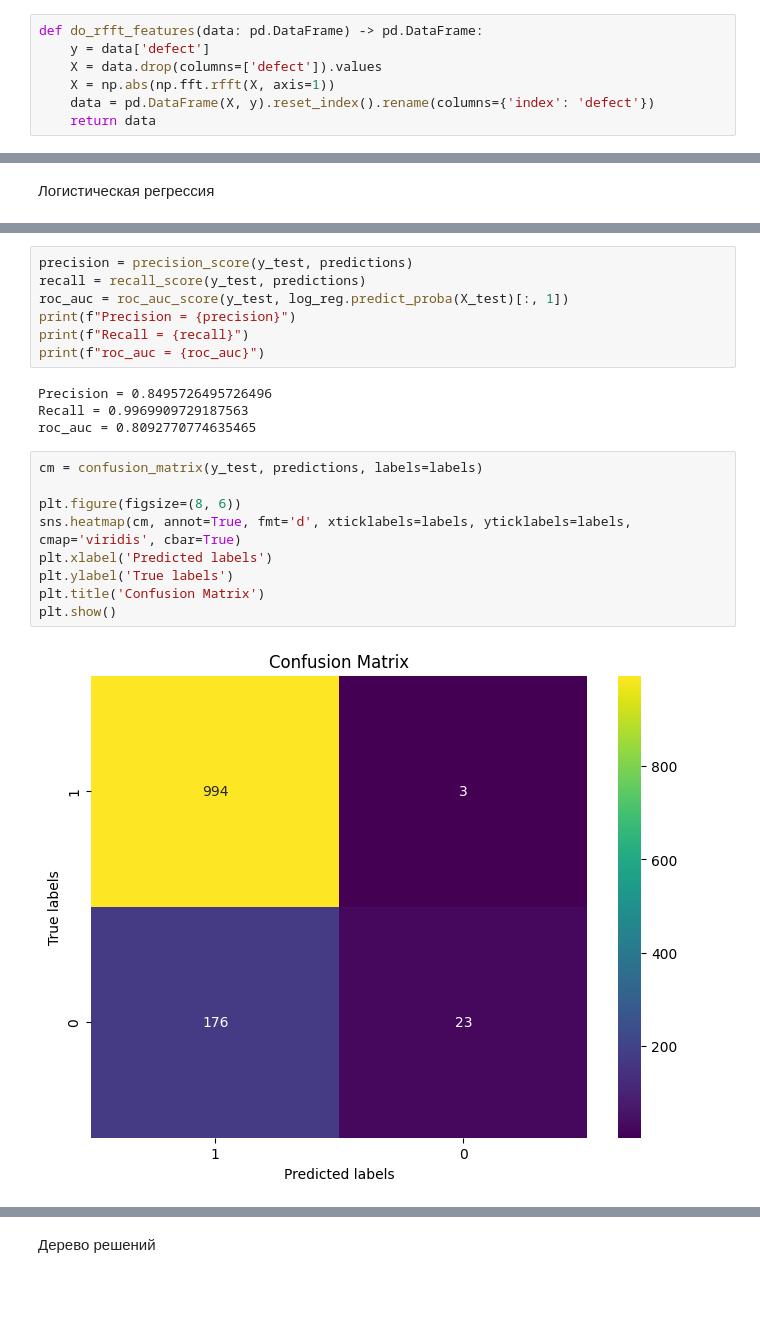
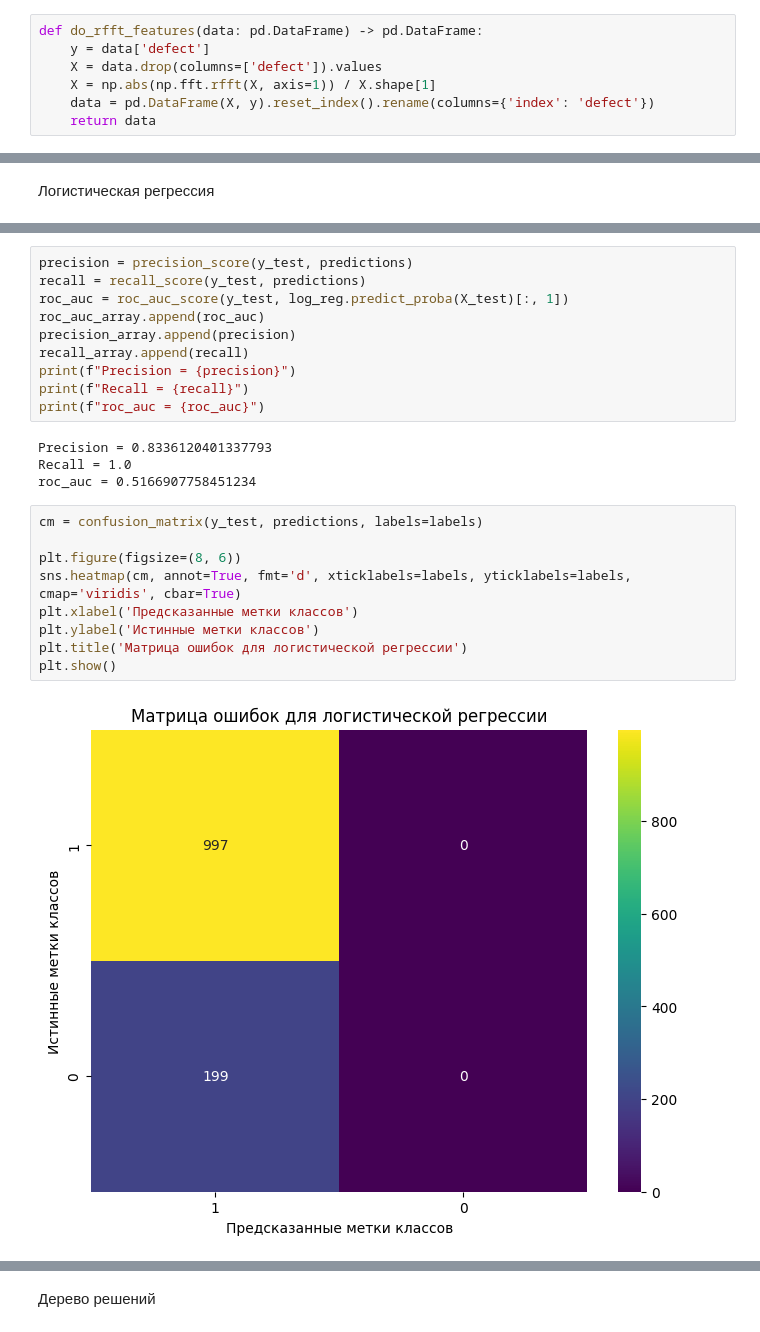
Before and after one commit to ShuvalovDR/Gears, a Jupyter notebook: LGBM_Solution.ipynb, the cells around one changed output, grey strips where cells are left out. Cells and saved outputs as stored; diff of their text form; blank space fills up the shorter version.

```diff
--- a/LGBM_Solution.ipynb
+++ b/LGBM_Solution.ipynb
@@ -47,7 +47,7 @@ def read_data_and_choose(path_to_file: str, velocity: float, load: bool) -> pd.D
 def do_rfft_features(data: pd.DataFrame) -> pd.DataFrame:
     y = data['defect']
     X = data.drop(columns=['defect']).values
-    X = np.abs(np.fft.rfft(X, axis=1))
+    X = np.abs(np.fft.rfft(X, axis=1)) / X.shape[1]
     data = pd.DataFrame(X, y).reset_index().rename(columns={'index': 'defect'})
     return data
 # %%
@@ -881,24 +927,27 @@ Please also refer to the documentation for alternative solver options:
 precision = precision_score(y_test, predictions)
 recall = recall_score(y_test, predictions)
 roc_auc = roc_auc_score(y_test, log_reg.predict_proba(X_test)[:, 1])
+roc_auc_array.append(roc_auc)
+precision_array.append(precision)
+recall_array.append(recall)
 print(f"Precision = {precision}")
 print(f"Recall = {recall}")
 print(f"roc_auc = {roc_auc}")
 # %% [output]
-Precision = 0.8495726495726496
-Recall = 0.9969909729187563
-roc_auc = 0.8092770774635465
+Precision = 0.8336120401337793
+Recall = 1.0
+roc_auc = 0.5166907758451234
 # %%
 cm = confusion_matrix(y_test, predictions, labels=labels)
 
 plt.figure(figsize=(8, 6))
 sns.heatmap(cm, annot=True, fmt='d', xticklabels=labels, yticklabels=labels, cmap='viridis', cbar=True)
-plt.xlabel('Predicted labels')
-plt.ylabel('True labels')
-plt.title('Confusion Matrix')
+plt.xlabel('Предсказанные метки классов')
+plt.ylabel('Истинные метки классов')
+plt.title('Матрица ошибок для логистической регрессии')
 plt.show()
 # %% [output]
-[figure, old version]
+[figure, new version]
 # %%
 y_pred_proba = log_reg.predict_proba(X_test)[:, 1]
 fpr, tpr, _ = roc_curve(y_test, y_pred_proba)
```
Also changed, not shown: parts of 59 cells of this notebook.
